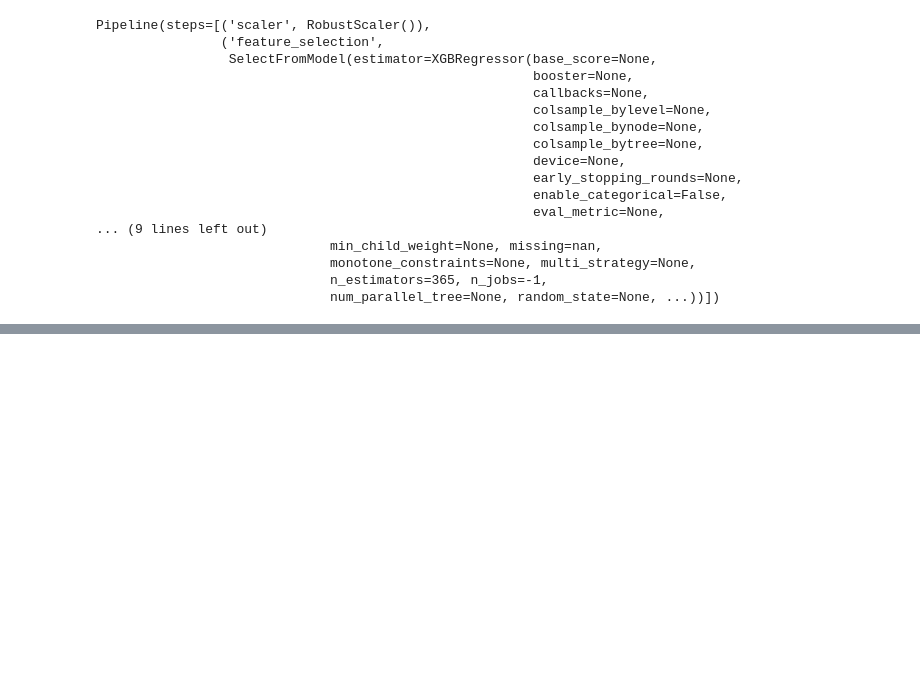
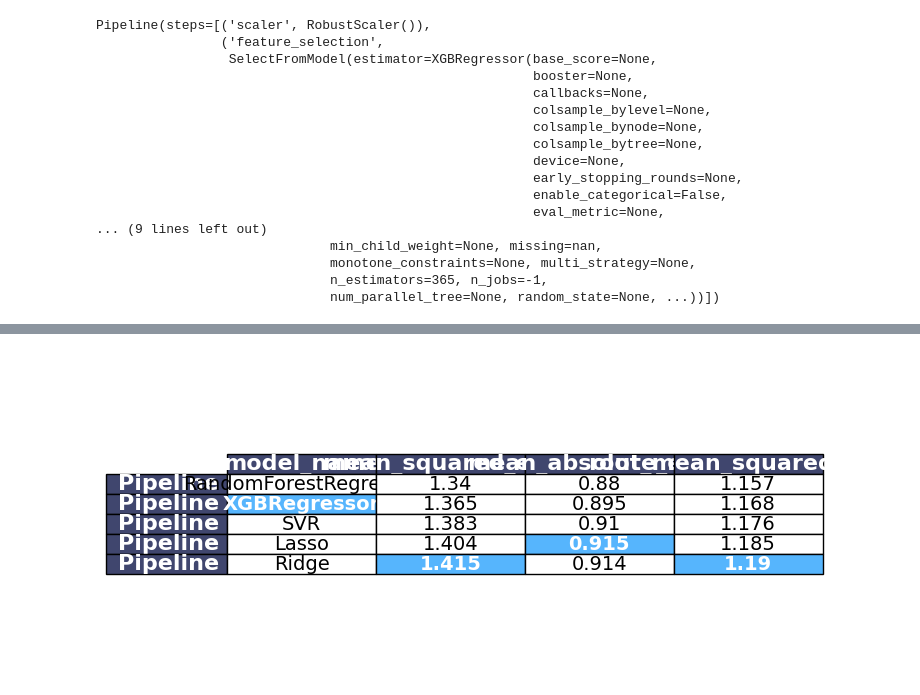
Before and after one commit to jzmujdzin/ml2-proj, a Jupyter notebook: regression.ipynb, the cells around one changed output, grey strips where cells are left out. Saved outputs shown, nothing was run; the diff lists cells and outputs as text; code cells hidden in the pictures; blank space fills up the shorter version.

```diff
--- a/regression.ipynb
+++ b/regression.ipynb
@@ -197,6 +196,9 @@ class HyperoptResults:
 
     def get_best_model(self):
         return self.results[0].best_model
+
+    def get_n_best_models(self, n: int):
+        return [result.best_model for result in self.results[:n]]
 
     def get_best_score(self):
         return self.results[0].best_score
@@ -248,7 +250,7 @@ def run_hyperopt_one_model(
         pipeline,
         model_input.hyperopt_space,
         n_iter=n_iter,
-        scoring="neg_mean_squared_error",
+        scoring="neg_root_mean_squared_error",
         n_jobs=-1,
         cv=cv,
         random_state=random_state,
@@ -345,13 +327,15 @@ Pipeline(steps=[('scaler', RobustScaler()),
                               monotone_constraints=None, multi_strategy=None,
                               n_estimators=365, n_jobs=-1,
                               num_parallel_tree=None, random_state=None, ...))])
+# %%
+best_models = results.get_n_best_models(5)
 # %%
 @dataclass
 class RegressionScores:
+    model_name: str
     mean_squared_error: float
     mean_absolute_error: float
     root_mean_squared_error: float
-
 
 def calculate_regression_scores(
     model: BaseEstimator, X_test: pd.DataFrame, y_test: pd.Series
@@ -365,6 +349,7 @@ def calculate_regression_scores(
     rmse = sqrt(mse)
 
     return RegressionScores(
+        model_name=model["model"].__class__.__name__,
         mean_squared_error=mse,
         mean_absolute_error=mae,
         root_mean_squared_error=rmse,
@@ -378,0 +364,10 @@ RegressionScores(mean_squared_error=1.36515466797506, mean_absolute_error=0.8952
+# %%
+best_models_scores = [
+    calculate_regression_scores(model, x_out_of_sample, y_out_of_sample)
+    for model in best_models
+]
+best_models_scores
+best_models_scores_df = pd.DataFrame(
+    best_models_scores, index=[model.__class__.__name__ for model in best_models]
+).sort_values("root_mean_squared_error").round(3)
+best_models_scores_df
@@ -378,0 +398,35 @@ RegressionScores(mean_squared_error=1.36515466797506, mean_absolute_error=0.8952
+# %%
+from pandas.plotting import table
+
+fig, ax = plt.subplots(figsize=(8, 4)) # size a bit smaller than the image for better fit
+
+# Hide axes
+ax.xaxis.set_visible(False)
+ax.yaxis.set_visible(False)
+ax.set_frame_on(False)
+
+# Table properties
+tbl = table(ax, best_models_scores_df, loc='center', cellLoc='center', colWidths=[0.2]*len(best_models_scores_df.columns))
+tbl.auto_set_font_size(False)
+tbl.set_fontsize(14)
+tbl.scale(1.2, 1.2)
+
+# Changing the column headers style
+for (i, (key, cell)) in enumerate(tbl.get_celld().items()):
+    if key[0] == 0 or key[1] < 0:
+        cell.set_fontsize(16)
+        cell.set_text_props(weight='bold', color='white')
+        cell.set_facecolor('#40466e')
+
+# Highlighting the maximum values in each column
+for i, column in enumerate(best_models_scores_df.columns):
+    max_val = best_models_scores_df[column].max()
+    for j, value in enumerate(best_models_scores_df[column]):
+        if value == max_val:
+            cell = tbl.get_celld()[(j+1, i)]
+            cell.set_facecolor('#56b5fd')
+            cell.set_text_props(weight='bold', color='white')
+
+plt.show()
+# %% [output]
+[figure, added]
```
Also changed, not shown: parts of 12 cells of this notebook, 1 other file.
